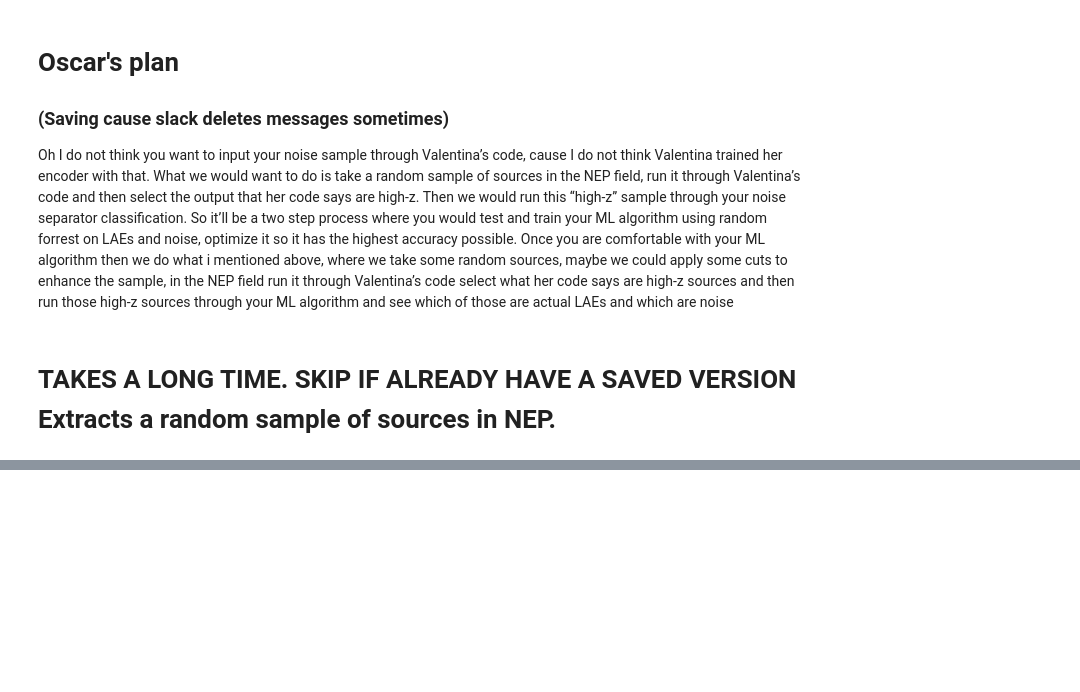
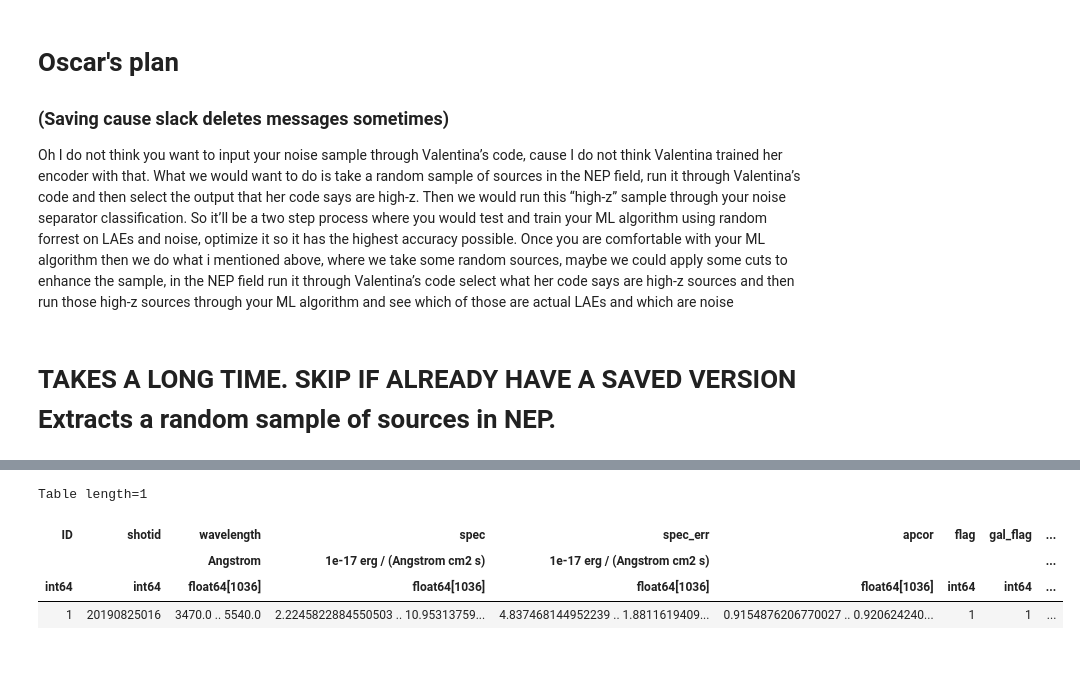
Before and after one commit to nickdavila/LAE-ML-Classification, a Jupyter notebook: Modified_ValentinaAutoEnc.ipynb, the cells around one changed output, grey strips where cells are left out. Saved outputs shown, nothing was run; the diff lists cells and outputs as text; code cells hidden in the pictures; blank space fills up the shorter version.

```diff
--- a/Modified_ValentinaAutoEnc.ipynb
+++ b/Modified_ValentinaAutoEnc.ipynb
@@ -174,2 +201,10 @@ random_nep_shotids = np.array(shotid_LS)
+# %%
+extraction
+# %% [output]
+Table length=1
+| ID | shotid | wavelength | spec | spec_err | apcor | flag | gal_flag | ... |
+|  |  | Angstrom | 1e-17 erg / (Angstrom cm2 s) | 1e-17 erg / (Angstrom cm2 s) |  |  |  | ... |
+| int64 | int64 | float64[1036] | float64[1036] | float64[1036] | float64[1036] | int64 | int64 | ... |
+| 1 | 20190825016 | 3470.0 .. 5540.0 | 2.2245822884550503 .. 10.95313759... | 4.837468144952239 .. 1.8811619409... | 0.9154876206770027 .. 0.920624240... | 1 | 1 | ... |
 # %% [markdown]
 ##
```
Also changed, not shown: parts of 23 cells of this notebook, 1 other file.
